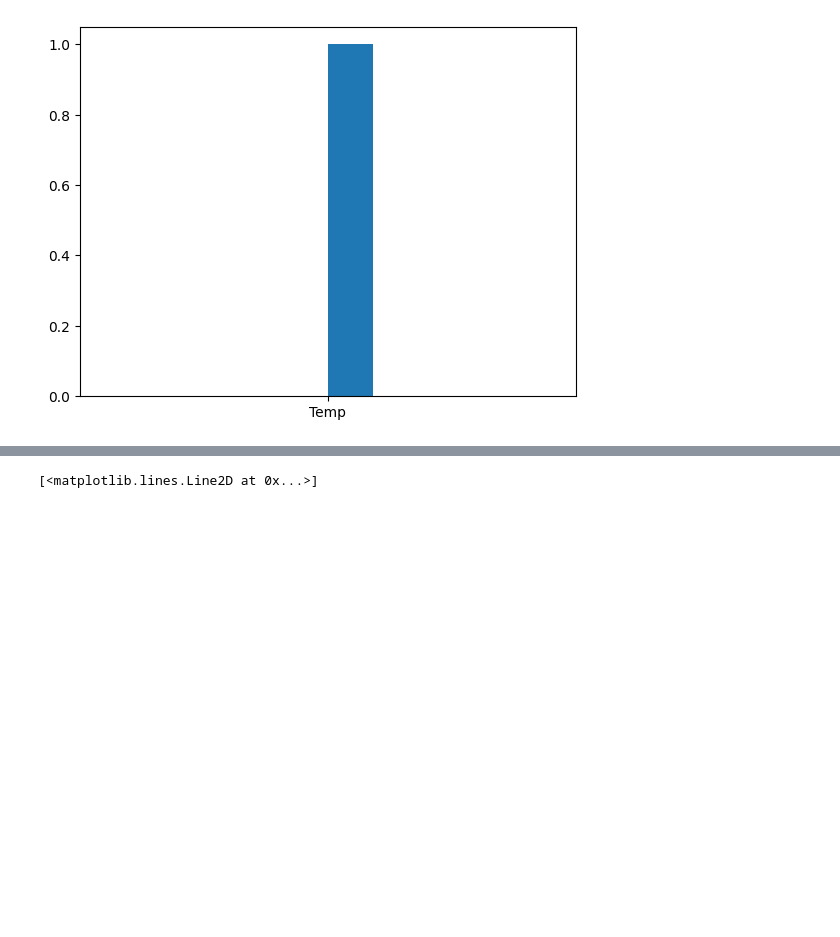
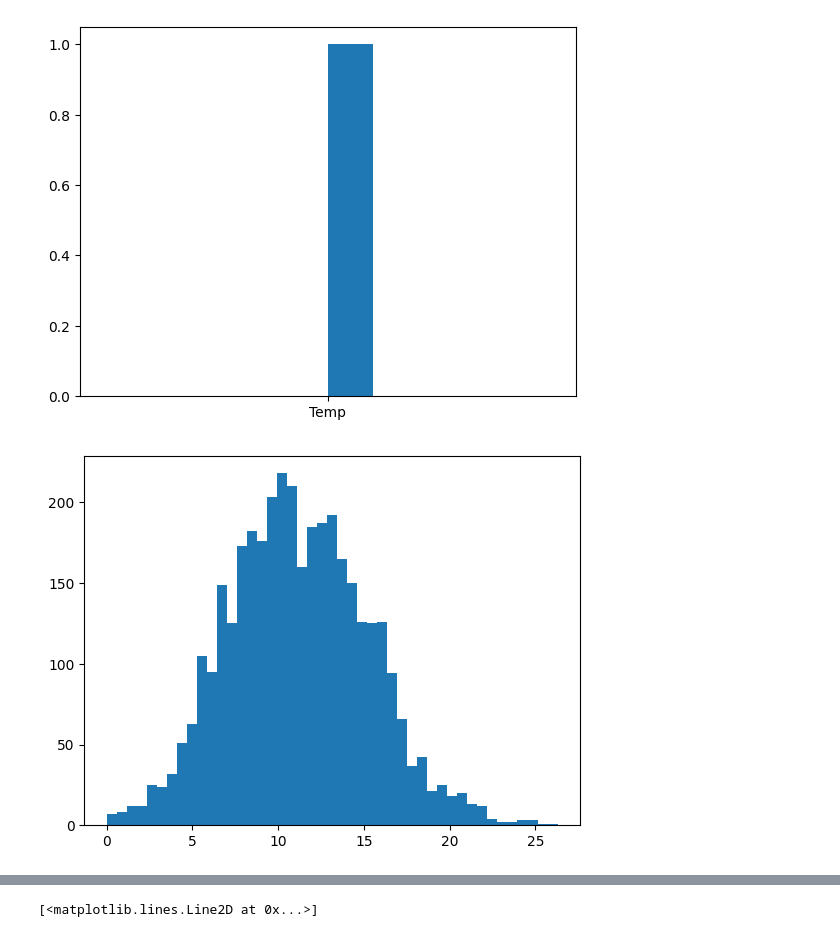
Before and after one commit to ntnqu/DAP2311R1, a Jupyter notebook: Buổi 13 - 16122023/Thực_hành_trực_quan_hoá_dữ_liệu.ipynb, the cells around one changed output, grey strips where cells are left out. Drawn from its saved outputs; the diff is of its cells as text; code cells hidden in the pictures; blank space fills up the shorter version.

Commit message:
Update Buổi 13 Data visualization

```diff
--- a/Buổi 13 - 16122023/Thực_hành_trực_quan_hoá_dữ_liệu.ipynb
+++ b/Buổi 13 - 16122023/Thực_hành_trực_quan_hoá_dữ_liệu.ipynb
@@ -32,3 +60,8 @@ plt.hist('Temp')
  array([-0.5, -0.4, -0.3, -0.2, -0.1,  0. ,  0.1,  0.2,  0.3,  0.4,  0.5]),
  <BarContainer object of 10 artists>)
 [figure]
+# %%
+plt.hist(df['Temp'], bins = 45)
+plt.show()
+# %% [output]
+[figure, added]
```
Also changed, not shown: parts of 9 cells of this notebook.
